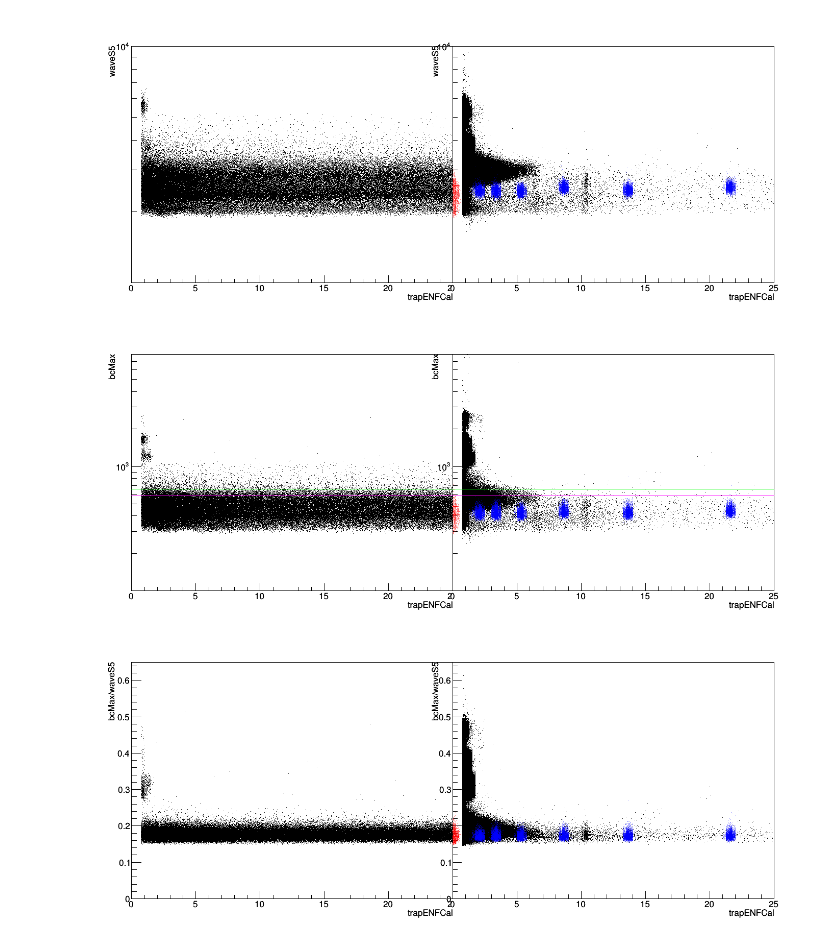
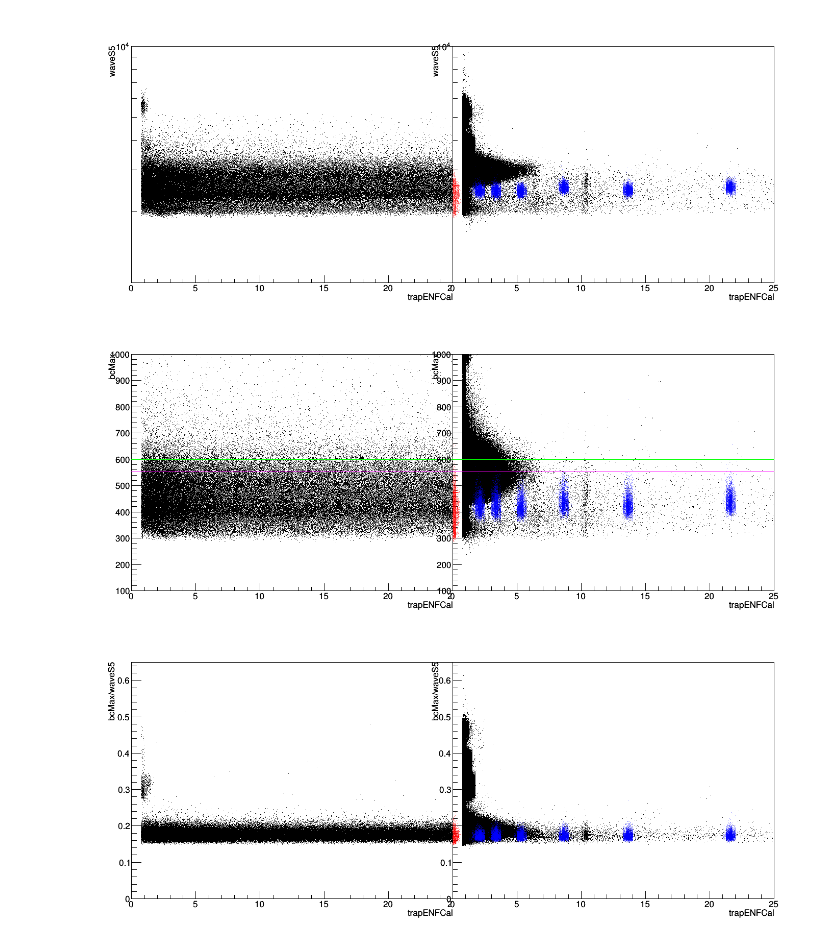
Before and after one commit to bxyzhu/IPython, a Jupyter notebook: latPlots_ds0.ipynb, the cells around one changed output. Cells and saved outputs as stored; diff of their text form; code cells hidden in the pictures.

```diff
--- a/latPlots_ds0.ipynb
+++ b/latPlots_ds0.ipynb
@@ -62,27 +62,27 @@ Error in cling::AutoloadingVisitor::InsertIntoAutoloadingState:
    requested to autoload type TAModule
 [figure]
 # %%
-c1.cd(1); ROOT.gPad.SetLogy(1); c1.cd(2); ROOT.gPad.SetLogy(1)
+c1.cd(1); ROOT.gPad.SetLogy(0); c1.cd(2); ROOT.gPad.SetLogy(0)
 xBins, xBinL, xBinH = 100, 0, 25
-yBins, yBinL, yBinH = 10000, 100, 8000
+yBins, yBinL, yBinH = 10000, 100, 1000
 xStr, yStr = 'trapENFCal', 'bcMax'
 h1=ROOT.TH2D("h1","",xBins,xBinL,xBinH,yBins,yBinL,yBinH);cal.Project("h1",yStr+":"+xStr,theCut)
 h2=ROOT.TH2D("h2","",xBins,xBinL,xBinH,yBins,yBinL,yBinH);bg.Project("h2",yStr+":"+xStr,theCut)
 h3=ROOT.TH2D("h3","",xBins,xBinL,xBinH,yBins,yBinL,yBinH);FT.Project("h3",yStr+":"+xStr)
 h4=ROOT.TH2D("h4","",xBins,xBinL,xBinH,yBins,yBinL,yBinH);Ext.Project("h4",yStr+":"+xStr,"channel == 624")
 h1.GetXaxis().SetTitle(xStr); h1.GetYaxis().SetTitle(yStr)
 h2.GetXaxis().SetTitle(xStr); h2.GetYaxis().SetTitle(yStr)
 c1.cd(1); h1.Draw()
-line99.DrawLine(xBinL, 658, xBinH, 658)
-line95.DrawLine(xBinL, 582, xBinH, 582)
+line99.DrawLine(xBinL, 599, xBinH, 599)
+line95.DrawLine(xBinL, 553, xBinH, 553)
 c1.cd(2); h2.Draw()
 h3.SetMarkerColorAlpha(ROOT.kRed, 0.5); h3.Draw("SAME")
 h4.SetMarkerColorAlpha(ROOT.kBlue, 0.5); h4.Draw("SAME")
-line99.DrawLine(xBinL, 658, xBinH, 658)
-line95.DrawLine(xBinL, 582, xBinH, 582)
+line99.DrawLine(xBinL, 599, xBinH, 599)
+line95.DrawLine(xBinL, 553, xBinH, 553)
 c1.Draw()
 # %% [output]
-[figure, old version]
+[figure, new version]
 # %%
 c1.cd(1); ROOT.gPad.SetLogy(0); c1.cd(2); ROOT.gPad.SetLogy(0)
 xBins, xBinL, xBinH = 100, 0, 25
```
Also changed, not shown: parts of 3 cells of this notebook, 1 other file.
